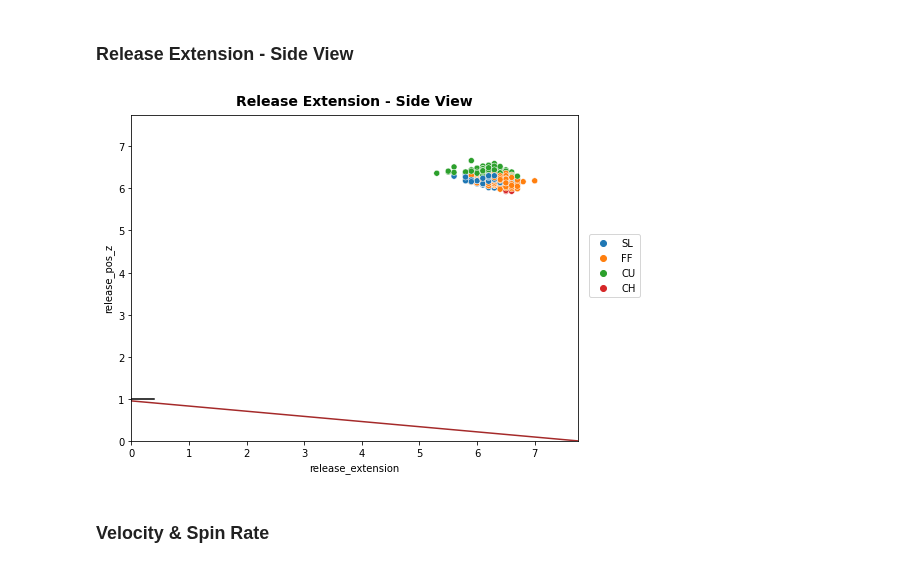
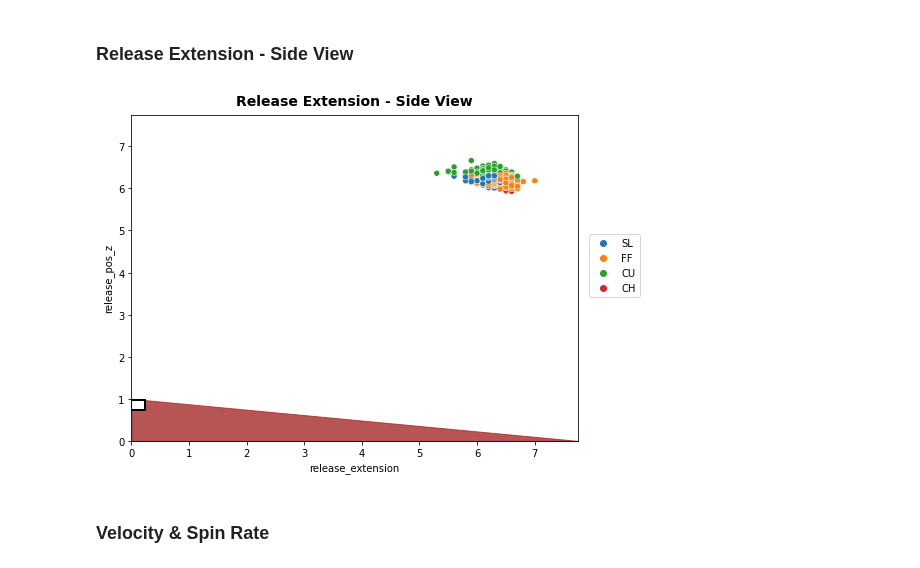
Before and after one commit to anthonyzurke/player-analysis, a Jupyter notebook: pitchers/kershaw-analysis.ipynb, the cells around one changed output. Saved outputs shown, nothing was run; the diff lists cells and outputs as text; code cells hidden in the pictures.

```diff
--- a/pitchers/kershaw-analysis.ipynb
+++ b/pitchers/kershaw-analysis.ipynb
@@ -319,14 +319,15 @@ plt.title('Release Position from Hitter Perspective', fontdict = font_title, pad
 # %%
 plt.figure(figsize = (8, 6))
 
 sns.scatterplot(data = kershaw, x = 'release_extension', y = 'release_pos_z', hue = 'pitch_type',
                 hue_order = order, palette = 'tab10')
 plt.xlim(0, 7.75), plt.ylim(0, 7.75)
-plt.axline((0, .95), (7.75,0), color = 'brown'), plt.axhline(1, 0, .05, color = 'black')
+plt.gca().add_patch(Rectangle((0, .74), .24, .24, fill = True, fc = 'white', ec = 'black', linewidth = 2))
+plt.fill_between((7.75, 0), (0, 1), color = 'brown', alpha = .8)
 plt.legend(bbox_to_anchor=(1.15, .65))
 plt.title('Release Extension - Side View', fontdict = font_title, pad = 15);
 # %% [output]
-[figure, old version]
+[figure, new version]
 # %% [markdown]
 ### Velocity & Spin Rate
 # %%
```
Also changed, not shown: 7 other files.
